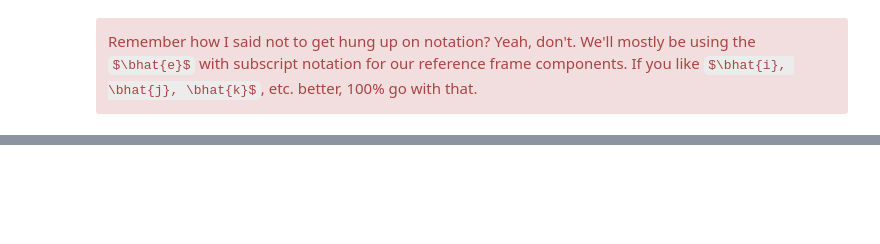
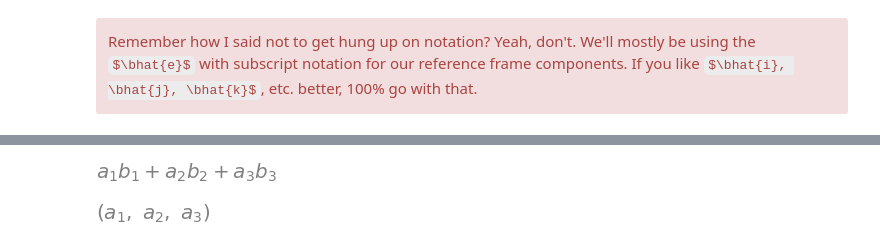
Before and after one commit to dsavransky/astrodynamicsbook, a Jupyter notebook: Notebooks/01-Introduction.ipynb, the cells around one changed output, grey strips where cells are left out. Saved outputs shown, nothing was run; the diff lists cells and outputs as text; code cells hidden in the pictures; some formulas as TeX source; blank space fills up the shorter version.

```diff
--- a/Notebooks/01-Introduction.ipynb
+++ b/Notebooks/01-Introduction.ipynb
@@ -232,0 +493,15 @@ Remember how I said not to get hung up on notation?  Yeah, don't.  We'll mostly
+# %%
+# sympy matrices also have a very convenient dot method
+# (representing the dot prodcut). Let's see whether it
+# gives the same result:
+a_I.dot(b_I)
+# %% [output]
+[figure, added]
+# %%
+# finally, let's explore dotting with the standard basis:
+e_1_I = Matrix([1,0,0])
+e_2_I = Matrix([0,1,0])
+e_3_I = Matrix([0,0,1])
+a_I.dot(e_1_I), a_I.dot(e_2_I), a_I.dot(e_3_I)
+# %% [output]
+[figure, added]
```
Also changed, not shown: parts of 66 cells of this notebook, 6 other files.
